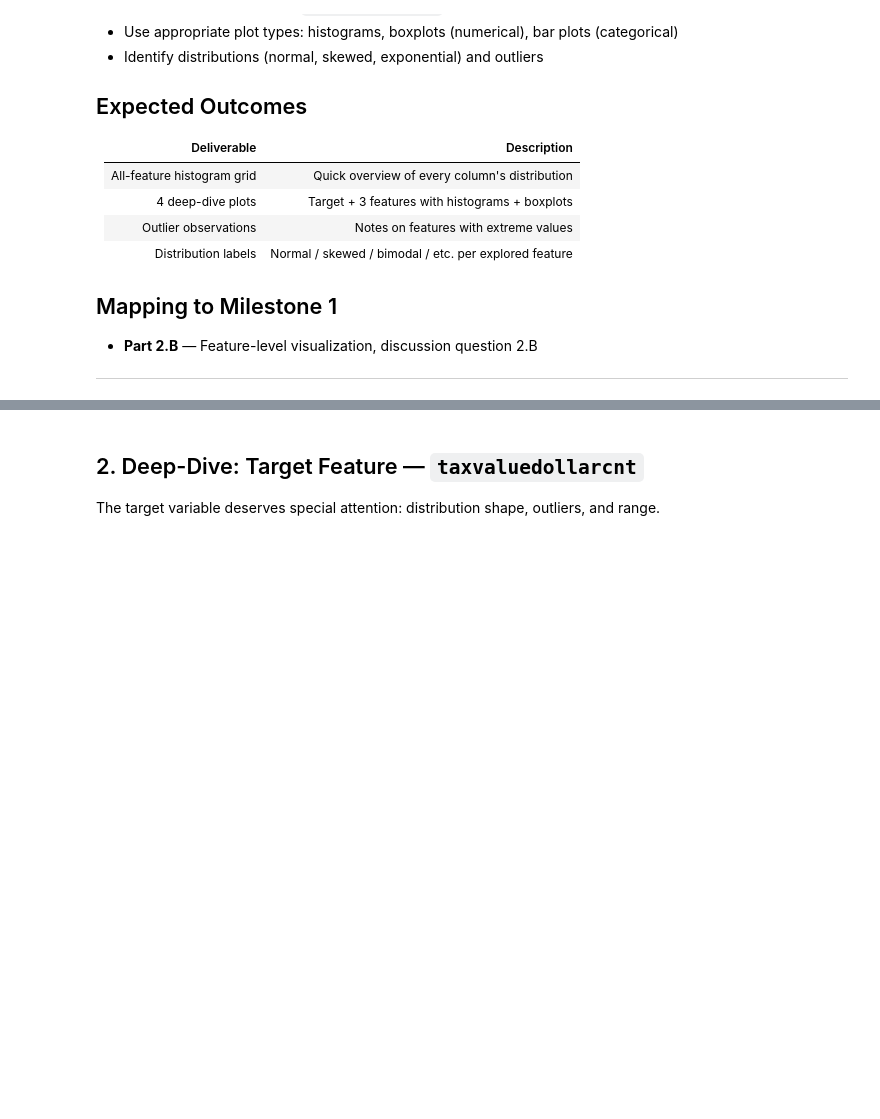
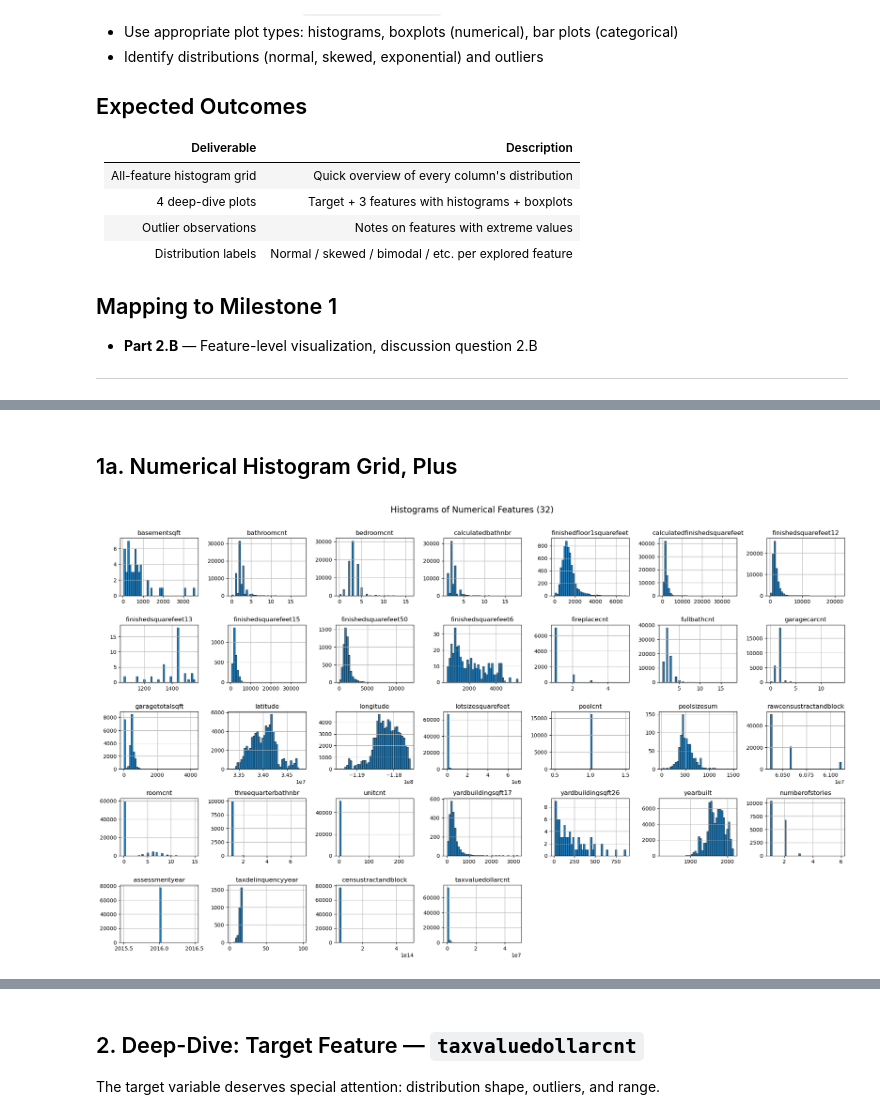
Before and after one commit to kumargaurav-bu-edu/bu_shared_projects, a Jupyter notebook: 02_eda_feature_visualization.ipynb, the cells around one changed output, grey strips where cells are left out. Drawn from its saved outputs; the diff is of its cells as text; code cells hidden in the pictures; blank space fills up the shorter version.

```diff
--- a/02_eda_feature_visualization.ipynb
+++ b/02_eda_feature_visualization.ipynb
@@ -48,0 +65,11 @@ plt.show()
+# %% [markdown]
+## 1a. Numerical Histogram Grid, Plus
+# %%
+numerical =  ['basementsqft', 'bathroomcnt', 'bedroomcnt', 'calculatedbathnbr', 'finishedfloor1squarefeet', 'calculatedfinishedsquarefeet', 'finishedsquarefeet12', 'finishedsquarefeet13', 'finishedsquarefeet15', 'finishedsquarefeet50', 'finishedsquarefeet6', 'fireplacecnt', 'fullbathcnt', 'garagecarcnt', 'garagetotalsqft', 'latitude', 'longitude', 'lotsizesquarefeet', 'poolcnt', 'poolsizesum', 'rawcensustractandblock', 'roomcnt', 'threequarterbathnbr', 'unitcnt', 'yardbuildingsqft17', 'yardbuildingsqft26', 'yearbuilt', 'numberofstories', 'assessmentyear', 'taxdelinquencyyear', 'censustractandblock', 'taxvaluedollarcnt']
+
+fig = df[numerical].hist(figsize=(20,12), layout=(-1, 7), bins=40, edgecolor='black', linewidth=0.5)
+plt.suptitle("Histograms of Numerical Features (32)", fontsize=16, y=1.01)
+plt.tight_layout()
+plt.show()
+# %% [output]
+[figure, added]
```
Also changed, not shown: parts of 20 cells of this notebook.
